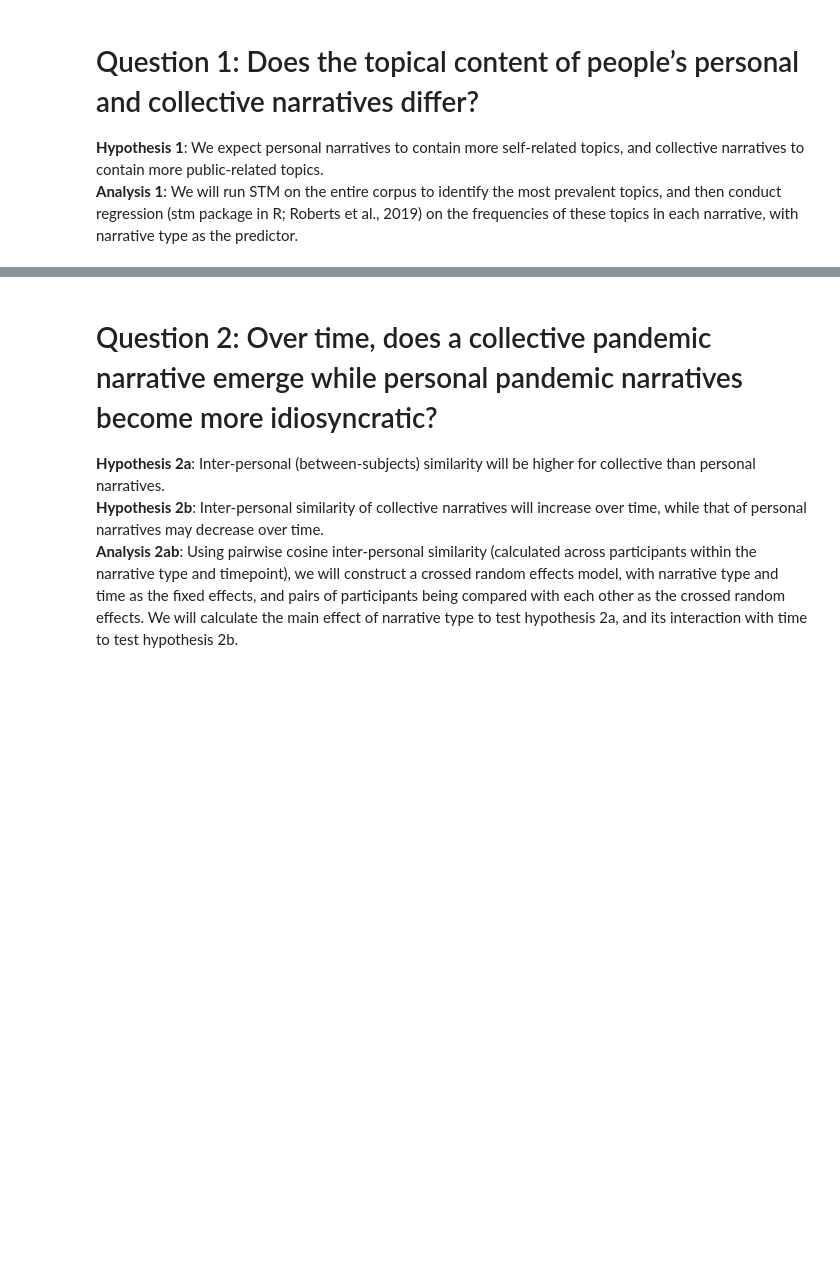
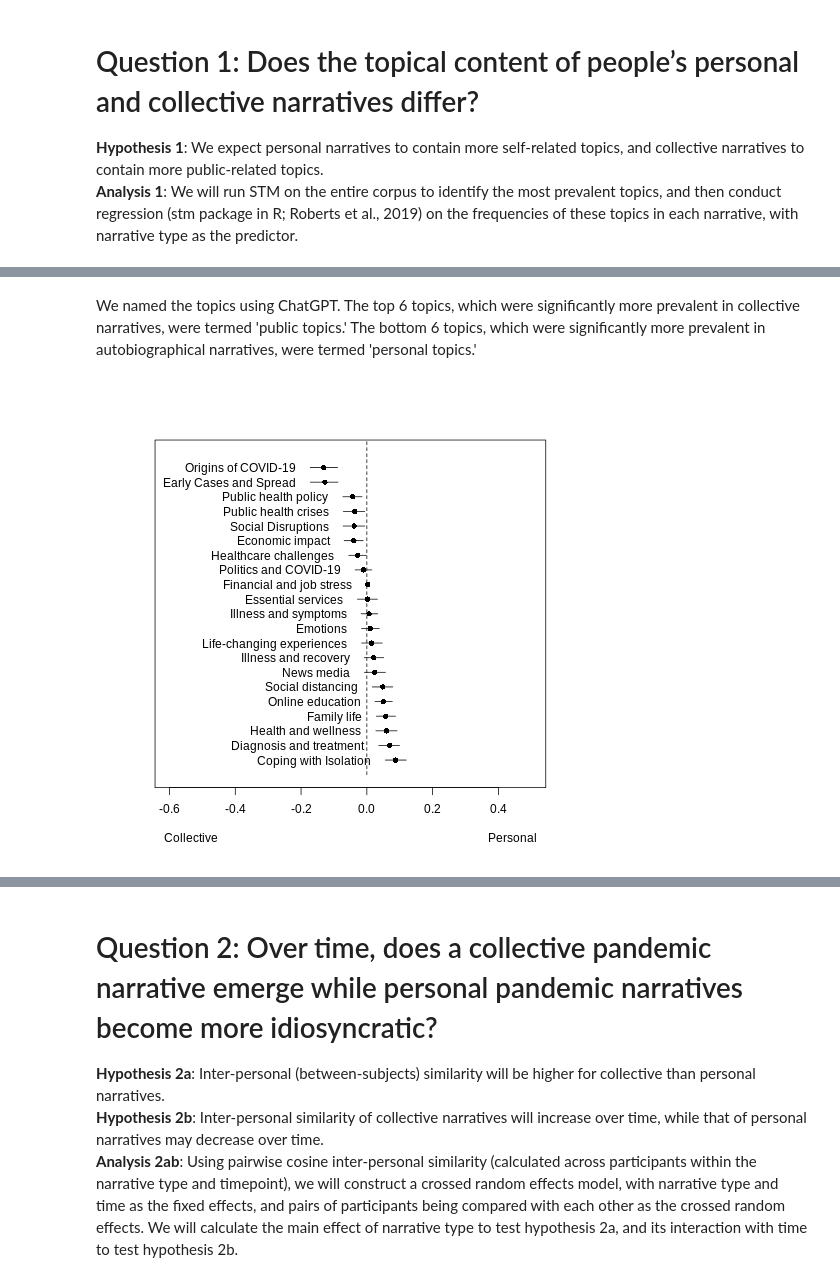
Before and after one commit to zimingcheng/COVID_NLP, a Jupyter notebook: PPT-Analysis_Full.ipynb, the cells around one changed output, grey strips where cells are left out. Drawn from its saved outputs; the diff is of its cells as text; code cells hidden in the pictures; blank space fills up the shorter version.

```diff
--- a/PPT-Analysis_Full.ipynb
+++ b/PPT-Analysis_Full.ipynb
@@ -491,0 +536,22 @@ df.to_csv('dataset.csv')
+# %% [markdown]
+We named the topics using ChatGPT. The top 6 topics, which were significantly more prevalent in collective narratives, were termed 'public topics.' The bottom 6 topics, which were significantly more prevalent in autobiographical narratives, were termed 'personal topics.'
+# %%
+%%R
+type_diff <- plot(prep, covariate = "type", method = "difference", model = fit,
+     cov.value1 = "autobiographical", cov.value2 = "collective",
+     labeltype = "custom", verbose.labels = FALSE, n = 3,
+     xlab = "Collective                                                                                          Personal",
+     topics=c(18,10,19,3,1,5,7,6,21,16,2,13,8,14,12,20,4,15,17,11,9),
+     custom.labels=c('Origins of COVID-19','Early Cases and Spread',
+                     'Public health policy','Public health crises',
+                     'Social Disruptions','Economic impact',
+                     'Healthcare challenges','Politics and COVID-19',
+                     'Financial and job stress','Essential services',
+                     'Illness and symptoms','Emotions',
+                     'Life-changing experiences','Illness and recovery',
+                     'News media','Social distancing','Online education',
+                     'Family life','Health and wellness',
+                     'Diagnosis and treatment','Coping with Isolation'),
+     xlim = c(-.6, .5))
+# %% [output]
+[figure, added]
```
Also changed, not shown: parts of 44 cells of this notebook.
